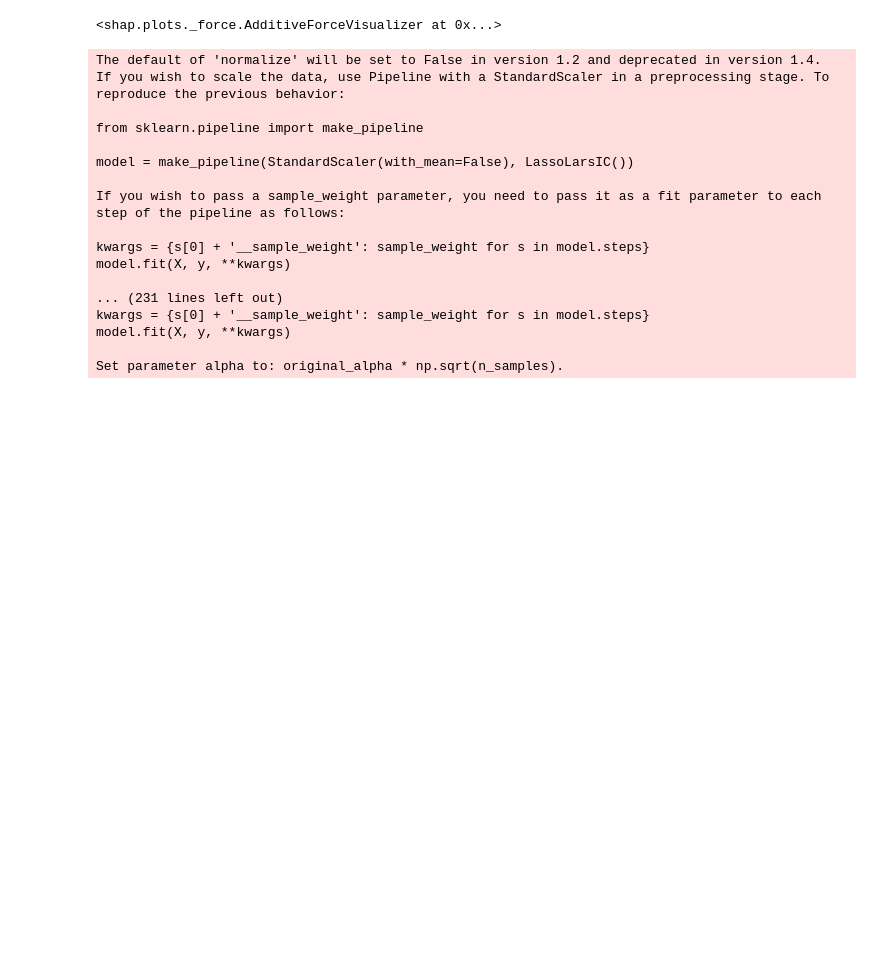
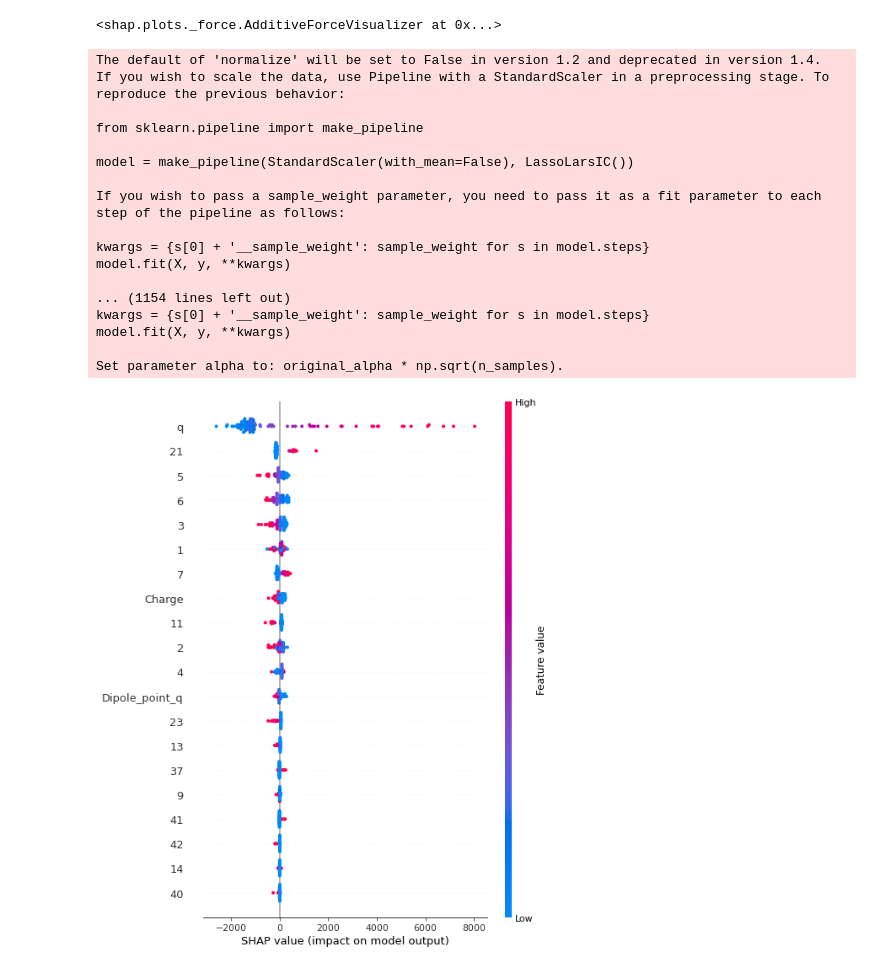
Before and after one commit to ondevg/Prediction-of-Pt-NMR-chem-shifts, a Jupyter notebook: models.ipynb, the cells around one changed output. Cells and saved outputs as stored; diff of their text form; code cells hidden in the pictures; blank space fills up the shorter version.

```diff
--- a/models.ipynb
+++ b/models.ipynb
@@ -487,23 +537,26 @@ model.fit(X, y, **kwargs)
 Set parameter alpha to: original_alpha * np.sqrt(n_samples).
 <shap.plots._force.AdditiveForceVisualizer at 0x...>
 # %%
-shap_values_svr = explainer_svr.shap_values(X_test_norm)
-shap.summary_plot(shap_values_svr, X_test_norm, plot_type="bar", feature_names = columns)
+shap_values_svr = explainer_svr.shap_values(X_train_norm)
+shap.summary_plot(shap_values_svr, X_train_norm, feature_names = columns, show=False)
+plt.savefig('shap_svr.png', format='png', dpi=600, bbox_inches='tight')
+plt.show()
 # %% [output]
 The default of 'normalize' will be set to False in version 1.2 and deprecated in version 1.4.
 If you wish to scale the data, use Pipeline with a StandardScaler in a preprocessing stage. To reproduce the previous behavior:
 
 from sklearn.pipeline import make_pipeline
 
 model = make_pipeline(StandardScaler(with_mean=False), LassoLarsIC())
 
 If you wish to pass a sample_weight parameter, you need to pass it as a fit parameter to each step of the pipeline as follows:
 
 kwargs = {s[0] + '__sample_weight': sample_weight for s in model.steps}
 model.fit(X, y, **kwargs)
 
-... (231 lines left out)
+... (1154 lines left out)
 kwargs = {s[0] + '__sample_weight': sample_weight for s in model.steps}
 model.fit(X, y, **kwargs)
 
 Set parameter alpha to: original_alpha * np.sqrt(n_samples).
+[figure, added]
```
Also changed, not shown: parts of 17 cells of this notebook.
